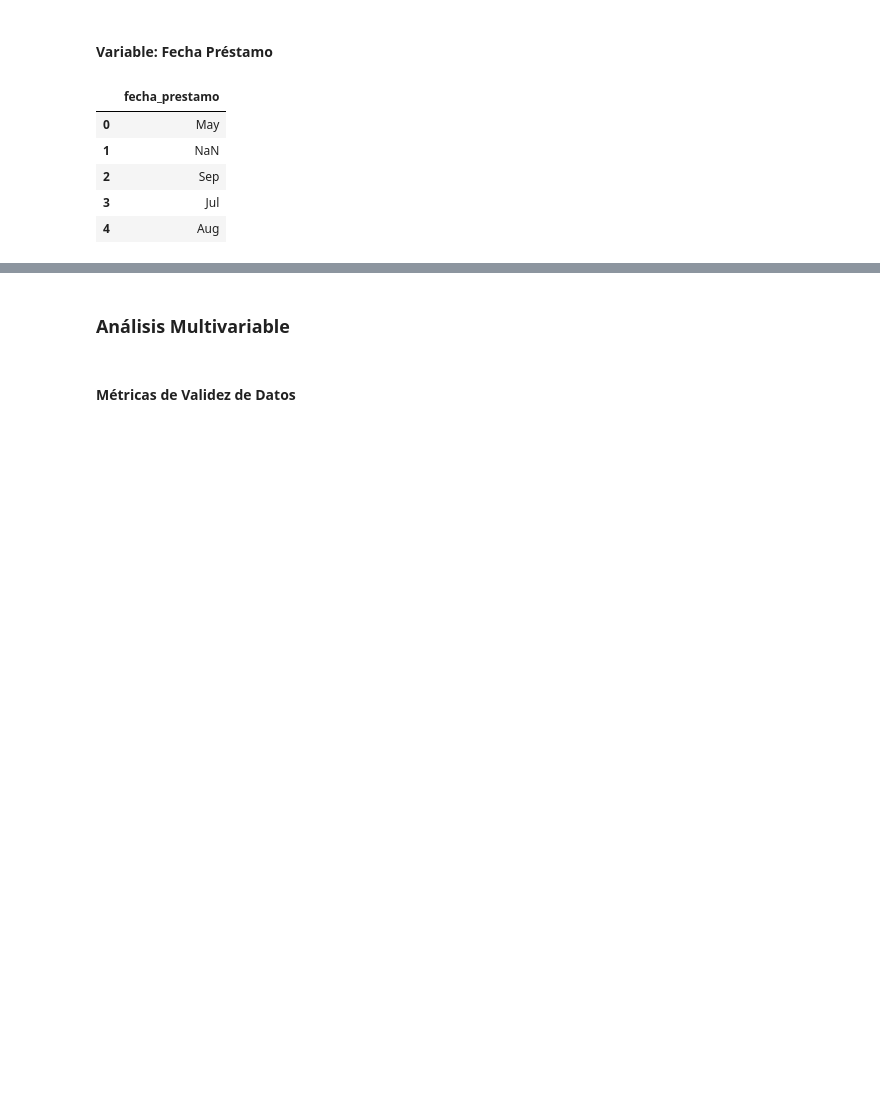
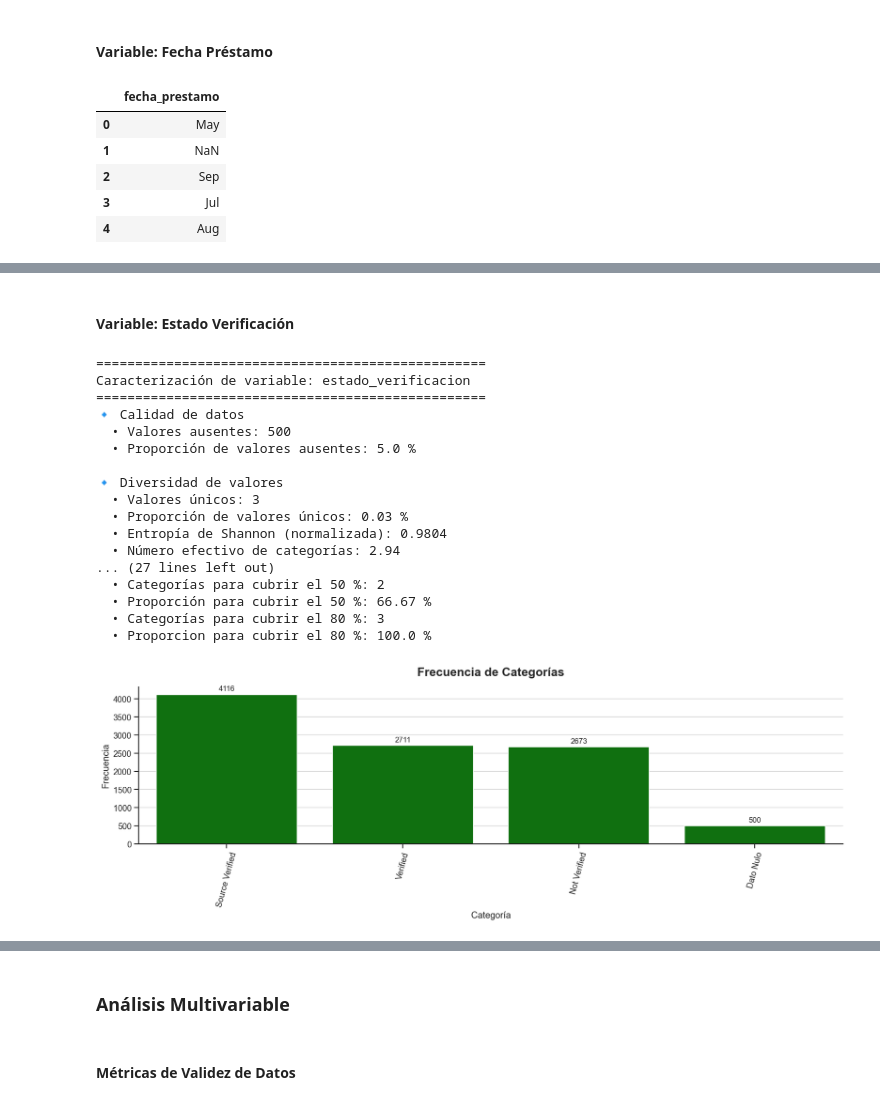
Before and after one commit to Ernesto9734/Data-Analyst-Projects, a Jupyter notebook: Project 01 - Data Cleaning and Preprocessing/notebook.ipynb, the cells around one changed output, grey strips where cells are left out. Cells and saved outputs as stored; diff of their text form; code cells hidden in the pictures; blank space fills up the shorter version.

```diff
--- a/Project 01 - Data Cleaning and Preprocessing/notebook.ipynb
+++ b/Project 01 - Data Cleaning and Preprocessing/notebook.ipynb
@@ -3826,0 +4080,27 @@ Name: fecha_prestamo, dtype: str
+# %% [markdown]
+#### **Variable: Estado Verificación**
+# %%
+resumen = caracterizar_variable_no_numerica(
+    datos=datos_pandas,
+    variable=columnas_no_numericas[5]
+)
+resumen_categorias.append(resumen)
+# %% [output]
+==================================================
+Caracterización de variable: estado_verificacion
+==================================================
+🔹 Calidad de datos
+  • Valores ausentes: 500
+  • Proporción de valores ausentes: 5.0 %
+
+🔹 Diversidad de valores
+  • Valores únicos: 3
+  • Proporción de valores únicos: 0.03 %
+  • Entropía de Shannon (normalizada): 0.9804
+  • Número efectivo de categorías: 2.94
+... (27 lines left out)
+  • Categorías para cubrir el 50 %: 2
+  • Proporción para cubrir el 50 %: 66.67 %
+  • Categorías para cubrir el 80 %: 3
+  • Proporcion para cubrir el 80 %: 100.0 %
+[figure, added]
```
Also changed, not shown: parts of 38 cells of this notebook.
